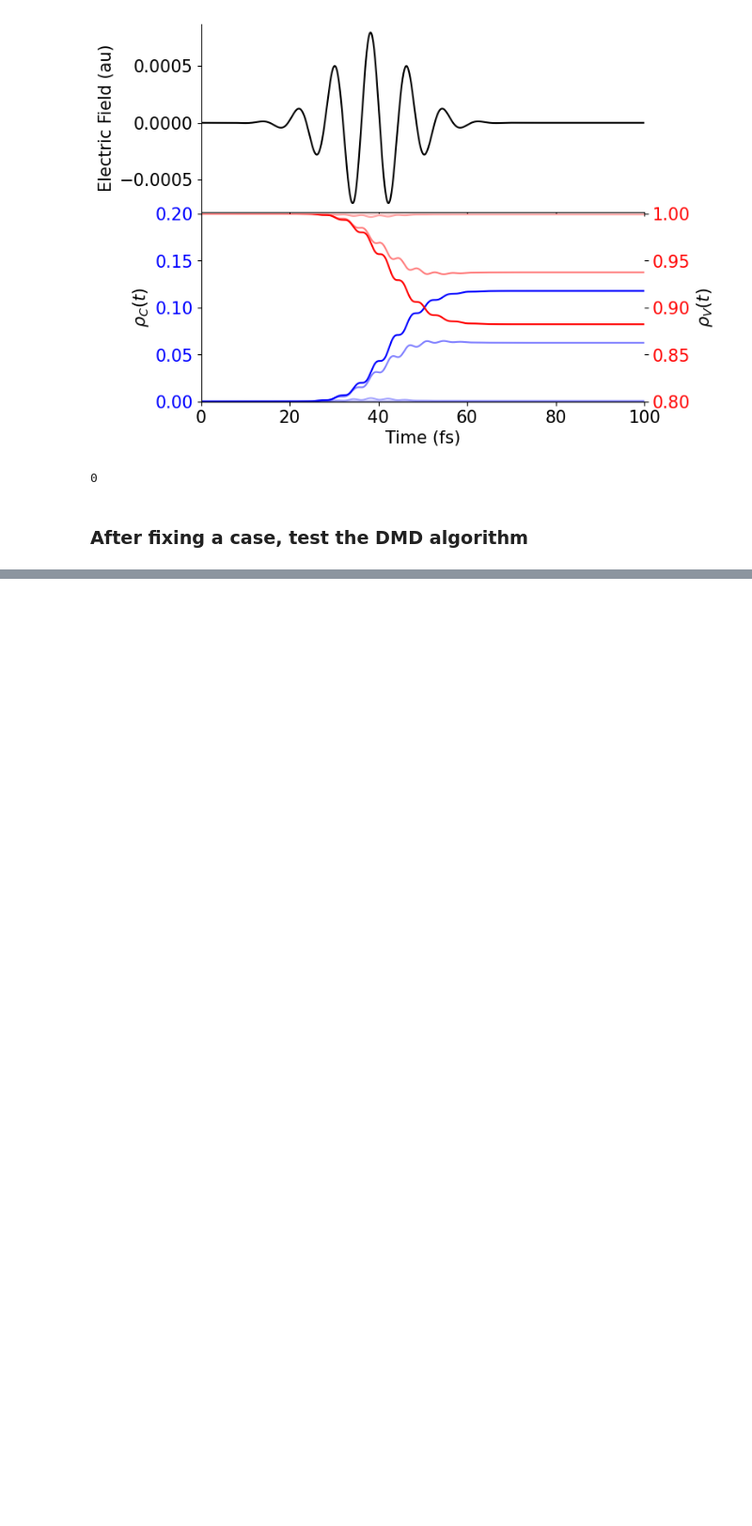
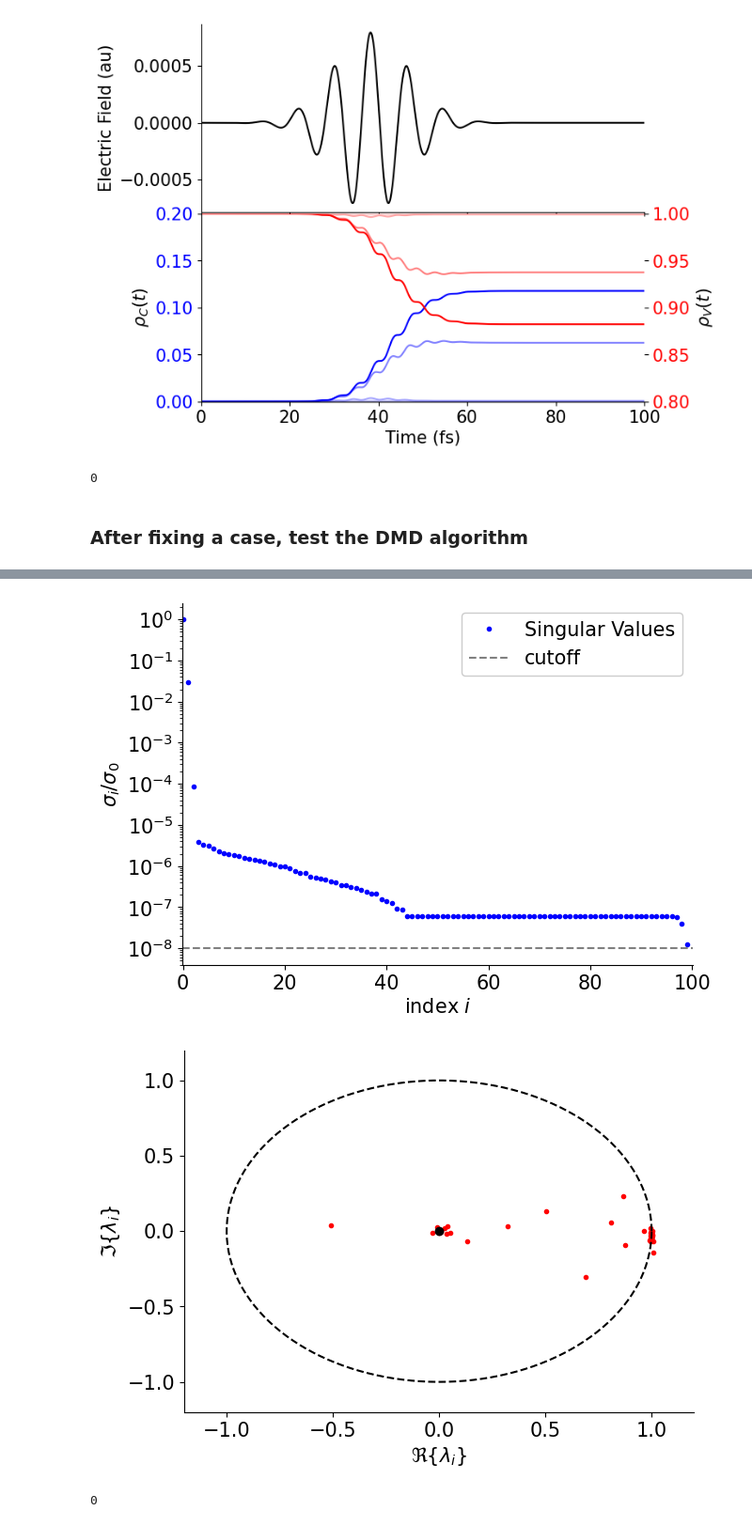
Before and after one commit to juanpulgarin/DMD_project, a Jupyter notebook: Running_Script.ipynb, the cells around one changed output, grey strips where cells are left out. Shown: that part at 94% size. Saved outputs shown, nothing was run; the diff lists cells and outputs as text; code cells hidden in the pictures; blank space fills up the shorter version.

```diff
--- a/Running_Script.ipynb
+++ b/Running_Script.ipynb
@@ -187,0 +212,7 @@ plotting.plot_eigenvalues(mu)
+# %%
+plotting.plot_singular_values(Sig2,10**(truncamiento))
+plotting.plot_eigenvalues(mu)
+# %% [output]
+[figure, added]
+[figure, added]
+0
```
Also changed, not shown: parts of 7 cells of this notebook, 1 other file.
